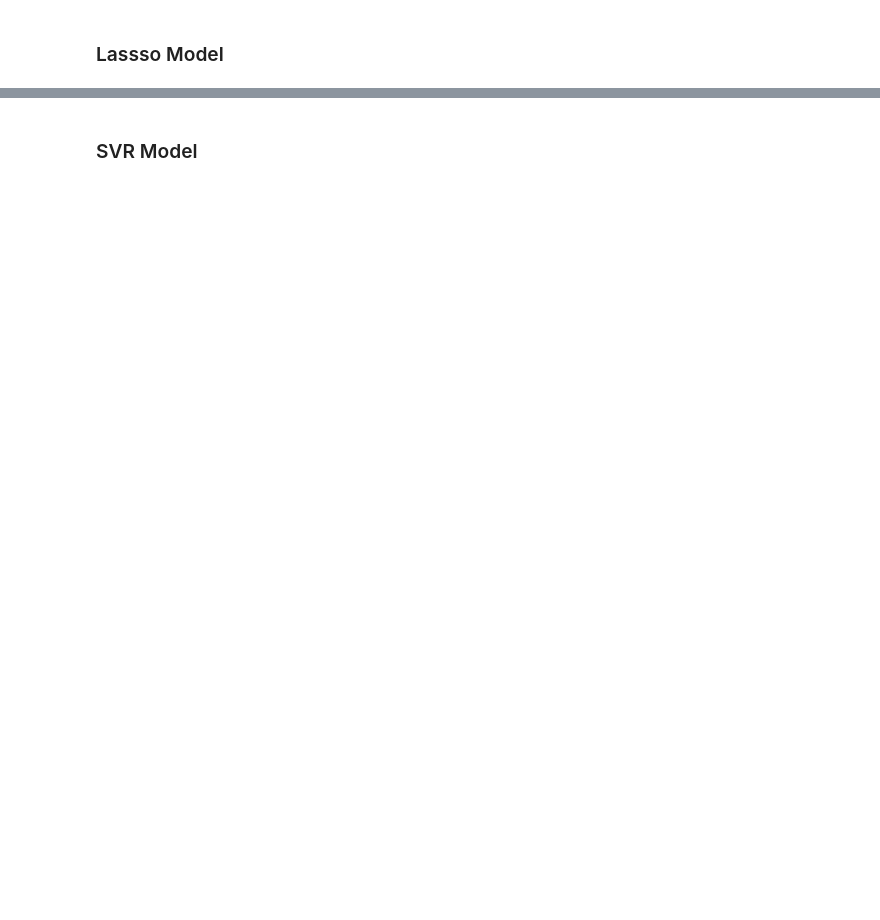
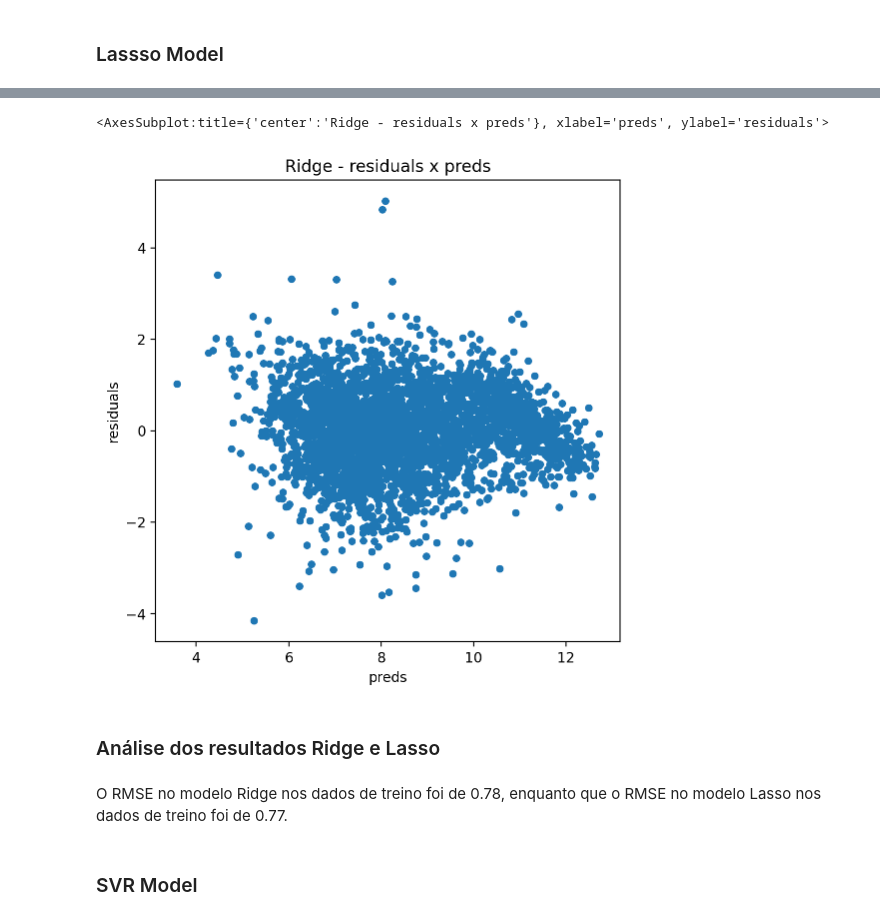
Before and after one commit to alananeo/votos, a Jupyter notebook: tarefa.ipynb, the cells around one changed output, grey strips where cells are left out. Drawn from its saved outputs; the diff is of its cells as text; code cells hidden in the pictures; blank space fills up the shorter version.

```diff
--- a/tarefa.ipynb
+++ b/tarefa.ipynb
@@ -179,8 +184,15 @@ plt.title("Coefficients in the Ridge Model")
 # %%
 matplotlib.rcParams['figure.figsize'] = (6.0, 6.0)
 preds = pd.DataFrame({"preds":model_lasso.predict(X_train), "true": y_train})
 preds["residuals"] = preds["true"] - preds["preds"]
-preds.plot(x = "preds", y = "residuals", kind = "scatter")
+preds.plot(x = "preds", y = "residuals", kind = "scatter", title = "Ridge - residuals x preds")
+# %% [output]
+<AxesSubplot:title={'center':'Ridge - residuals x preds'}, xlabel='preds', ylabel='residuals'>
+[figure, added]
+# %% [markdown]
+### Análise dos resultados Ridge e Lasso
+# %% [markdown]
+O RMSE no modelo Ridge nos dados de treino foi de 0.78, enquanto que o RMSE no modelo Lasso nos dados de treino foi de 0.77.
 # %% [markdown]
 ### SVR Model
 # %%
```
Also changed, not shown: parts of 29 cells of this notebook.
